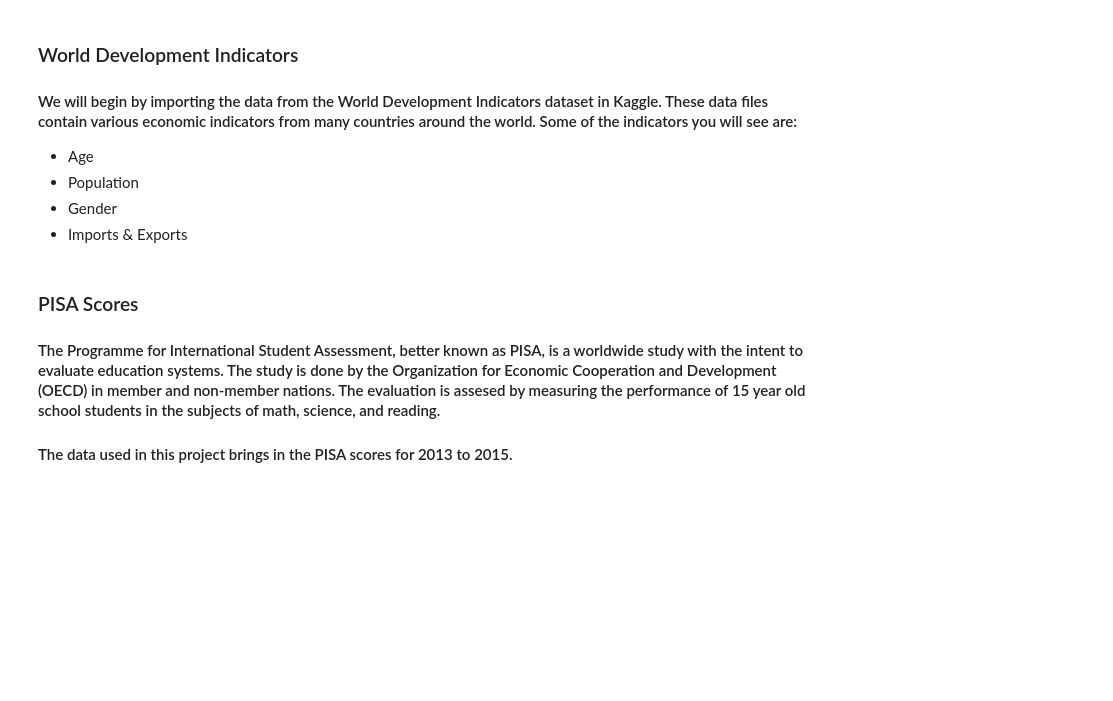
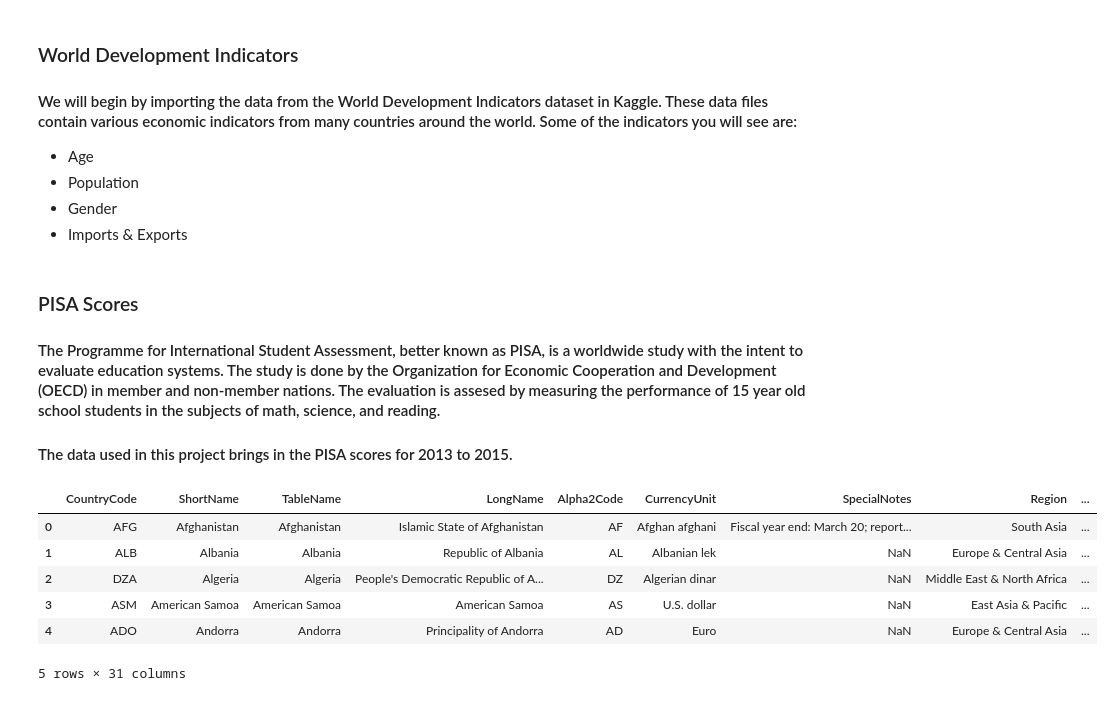
Before and after one commit to Heathocha/Unit-3-Capstone, a Jupyter notebook: World Development Indicators - Unit 3 Capstone.ipynb, the cells around one changed output. Drawn from its saved outputs; the diff is of its cells as text; code cells hidden in the pictures; blank space fills up the shorter version.

```diff
--- a/World Development Indicators - Unit 3 Capstone.ipynb
+++ b/World Development Indicators - Unit 3 Capstone.ipynb
@@ -40,0 +40,10 @@ PISAData = pd.read_csv('pisa-scores-2015-3/PISAData.csv')
+# %%
+Country.head()
+# %% [output]
+|  | CountryCode | ShortName | TableName | LongName | Alpha2Code | CurrencyUnit | SpecialNotes | Region | ... |
+| 0 | AFG | Afghanistan | Afghanistan | Islamic State of Afghanistan | AF | Afghan afghani | Fiscal year end: March 20; report... | South Asia | ... |
+| 1 | ALB | Albania | Albania | Republic of Albania | AL | Albanian lek | NaN | Europe & Central Asia | ... |
+| 2 | DZA | Algeria | Algeria | People's Democratic Republic of A... | DZ | Algerian dinar | NaN | Middle East & North Africa | ... |
+| 3 | ASM | American Samoa | American Samoa | American Samoa | AS | U.S. dollar | NaN | East Asia & Pacific | ... |
+| 4 | ADO | Andorra | Andorra | Principality of Andorra | AD | Euro | NaN | Europe & Central Asia | ... |
+5 rows × 31 columns
```
Also changed, not shown: parts of 9 cells of this notebook.
